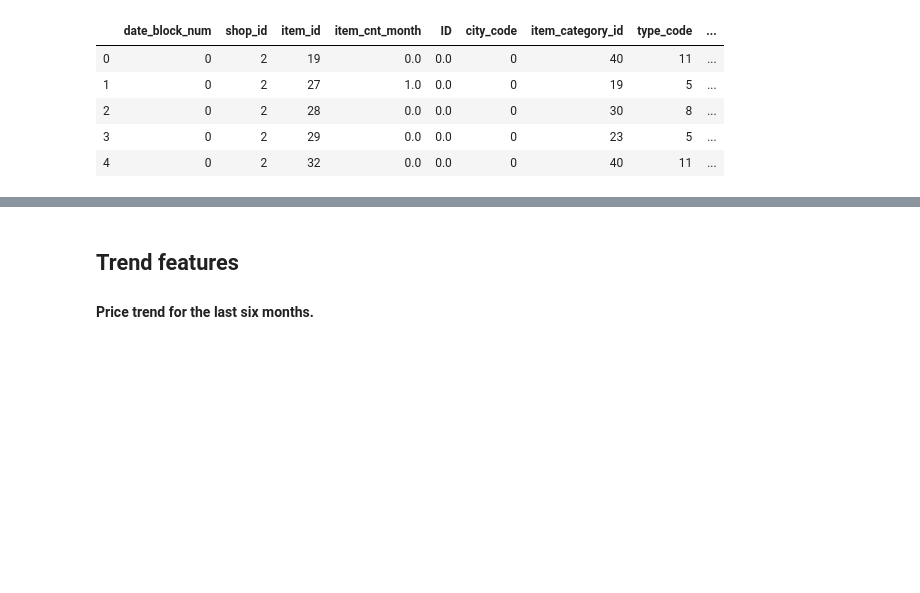
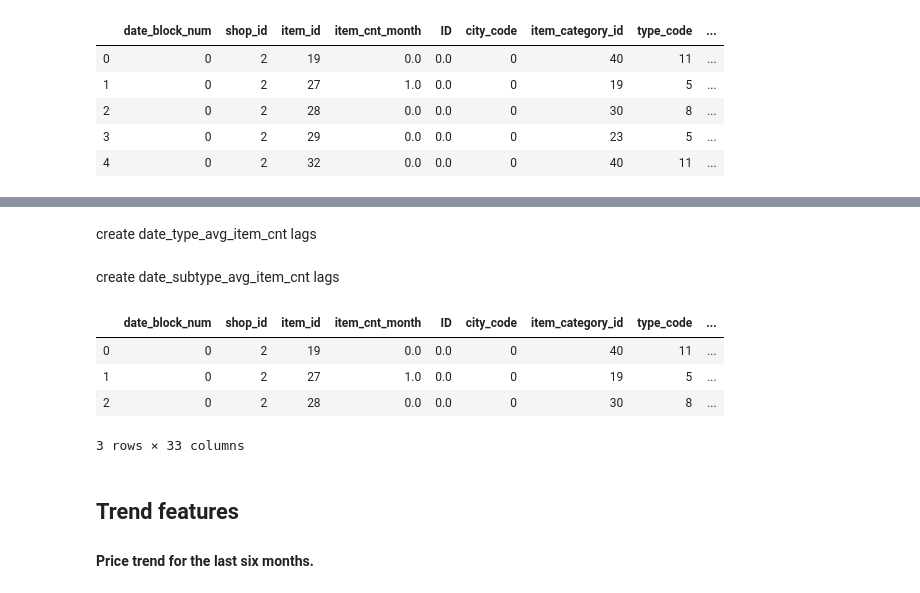
Before and after one commit to hakanelbs/Predict-Future-Sales, a Jupyter notebook: predict_f_s.ipynb, the cells around one changed output, grey strips where cells are left out. Cells and saved outputs as stored; diff of their text form; code cells hidden in the pictures; blank space fills up the shorter version.

```diff
--- a/predict_f_s.ipynb
+++ b/predict_f_s.ipynb
@@ -393,6 +429,8 @@ matrix = pd.merge(matrix, group, on=['date_block_num', 'item_id', 'city_code'],
 matrix['date_item_city_avg_item_cnt'] = matrix['date_item_city_avg_item_cnt'].astype(np.float16)
 matrix = lag_feature(matrix, [1], 'date_item_city_avg_item_cnt')
 matrix.drop(['date_item_city_avg_item_cnt'], axis=1, inplace=True)
+# %% [markdown]
+create date_type_avg_item_cnt lags
 # %%
 group = matrix.groupby(['date_block_num', 'type_code']).agg({'item_cnt_month': ['mean']})
 group.columns = [ 'date_type_avg_item_cnt' ]
@@ -402,6 +440,8 @@ matrix = pd.merge(matrix, group, on=['date_block_num', 'type_code'], how='left')
 matrix['date_type_avg_item_cnt'] = matrix['date_type_avg_item_cnt'].astype(np.float16)
 matrix = lag_feature(matrix, [1], 'date_type_avg_item_cnt')
 matrix.drop(['date_type_avg_item_cnt'], axis=1, inplace=True)
+# %% [markdown]
+create date_subtype_avg_item_cnt lags
 # %%
 group = matrix.groupby(['date_block_num', 'subtype_code']).agg({'item_cnt_month': ['mean']})
 group.columns = [ 'date_subtype_avg_item_cnt' ]
@@ -411,6 +451,14 @@ matrix = pd.merge(matrix, group, on=['date_block_num', 'subtype_code'], how='lef
 matrix['date_subtype_avg_item_cnt'] = matrix['date_subtype_avg_item_cnt'].astype(np.float16)
 matrix = lag_feature(matrix, [1], 'date_subtype_avg_item_cnt')
 matrix.drop(['date_subtype_avg_item_cnt'], axis=1, inplace=True)
+# %%
+matrix.head(3)
+# %% [output]
+|  | date_block_num | shop_id | item_id | item_cnt_month | ID | city_code | item_category_id | type_code | ... |
+| 0 | 0 | 2 | 19 | 0.0 | 0.0 | 0 | 40 | 11 | ... |
+| 1 | 0 | 2 | 27 | 1.0 | 0.0 | 0 | 19 | 5 | ... |
+| 2 | 0 | 2 | 28 | 0.0 | 0.0 | 0 | 30 | 8 | ... |
+3 rows × 33 columns
 # %% [markdown]
 ## Trend features
 #### Price trend for the last six months.
```
Also changed, not shown: parts of 32 cells of this notebook.
